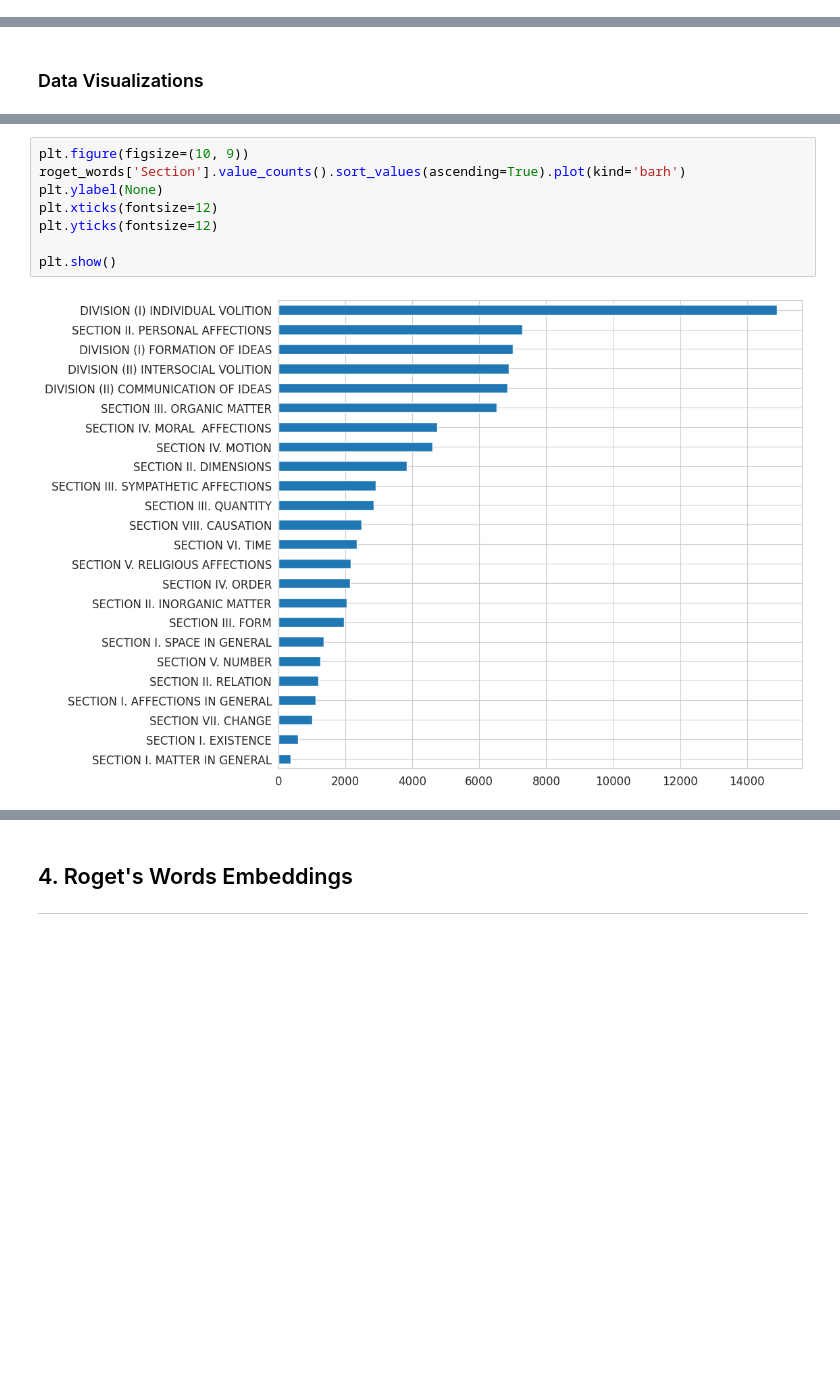
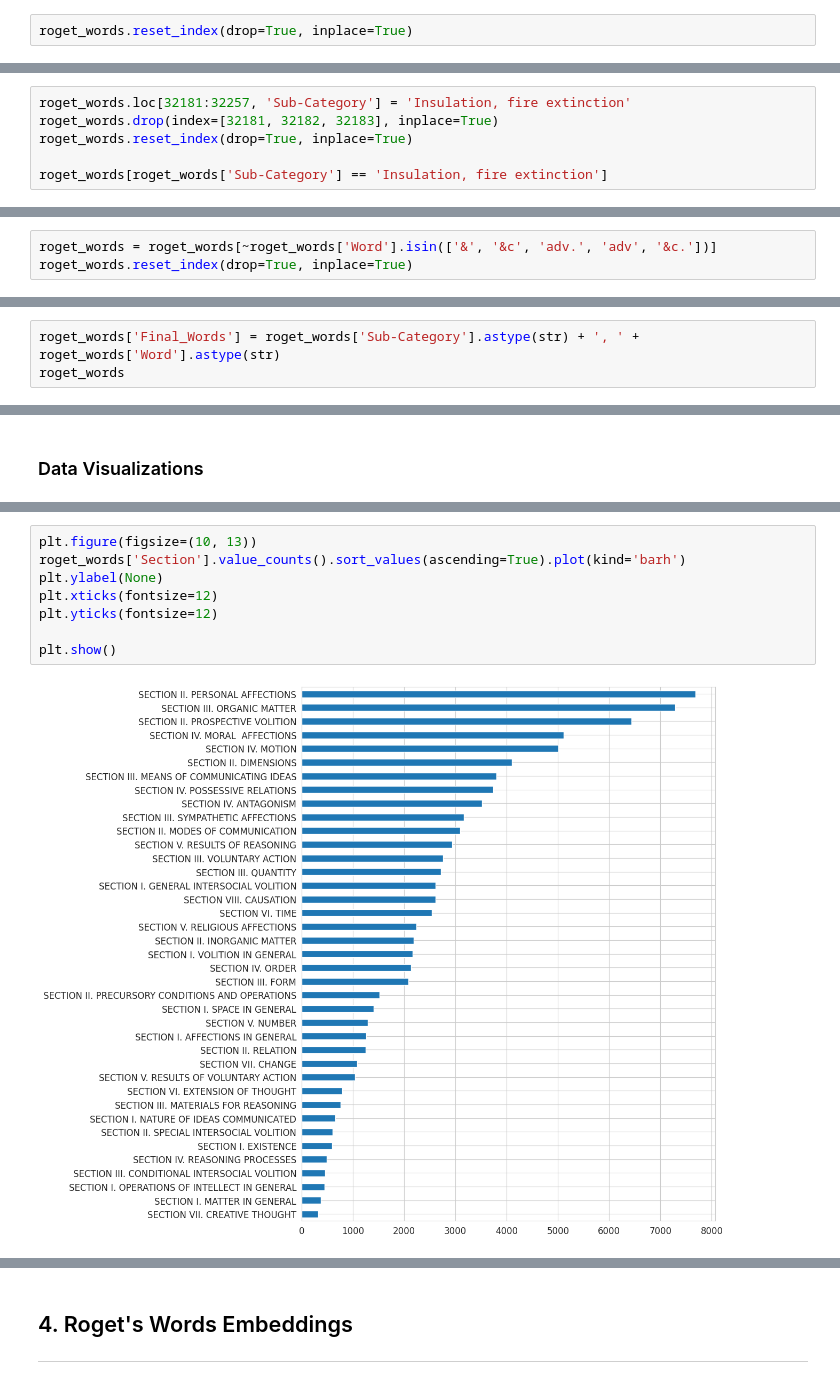
Before and after one commit to konstantinosmpouros/Jupyter_notebook, a Jupyter notebook: Roget's Thesaurus Classification/Roget's Data and Embeddings.ipynb, the cells around one changed output, grey strips where cells are left out. Saved outputs shown, nothing was run; the diff lists cells and outputs as text; blank space fills up the shorter version.

```diff
--- a/Roget's Thesaurus Classification/Roget's Data and Embeddings.ipynb
+++ b/Roget's Thesaurus Classification/Roget's Data and Embeddings.ipynb
@@ -340,0 +196,2 @@ roget_words.loc[[92, 222]]
+# %%
+roget_words.reset_index(drop=True, inplace=True)
@@ -340,0 +297,6 @@ roget_words.loc[[92, 222]]
+# %%
+roget_words.loc[32181:32257, 'Sub-Category'] = 'Insulation, fire extinction'
+roget_words.drop(index=[32181, 32182, 32183], inplace=True)
+roget_words.reset_index(drop=True, inplace=True)
+
+roget_words[roget_words['Sub-Category'] == 'Insulation, fire extinction']
@@ -340,0 +317,3 @@ roget_words.loc[[92, 222]]
+# %%
+roget_words = roget_words[~roget_words['Word'].isin(['&', '&c', 'adv.', 'adv', '&c.'])]
+roget_words.reset_index(drop=True, inplace=True)
@@ -340,0 +336,3 @@ roget_words.loc[[92, 222]]
+# %%
+roget_words['Final_Words'] = roget_words['Sub-Category'].astype(str) + ', ' + roget_words['Word'].astype(str)
+roget_words
@@ -379,11 +396,11 @@ plt.show()
 # %%
-plt.figure(figsize=(10, 9))
+plt.figure(figsize=(10, 13))
 roget_words['Section'].value_counts().sort_values(ascending=True).plot(kind='barh')
 plt.ylabel(None)
 plt.xticks(fontsize=12)
 plt.yticks(fontsize=12)
 
 plt.show()
 # %% [output]
-[figure, old version]
+[figure, new version]
 # %%
```
Also changed, not shown: parts of 107 cells of this notebook, 3 other files.
